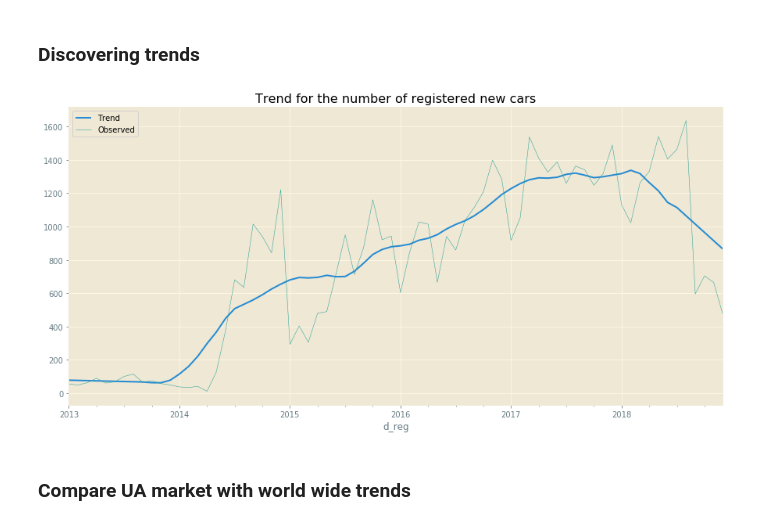
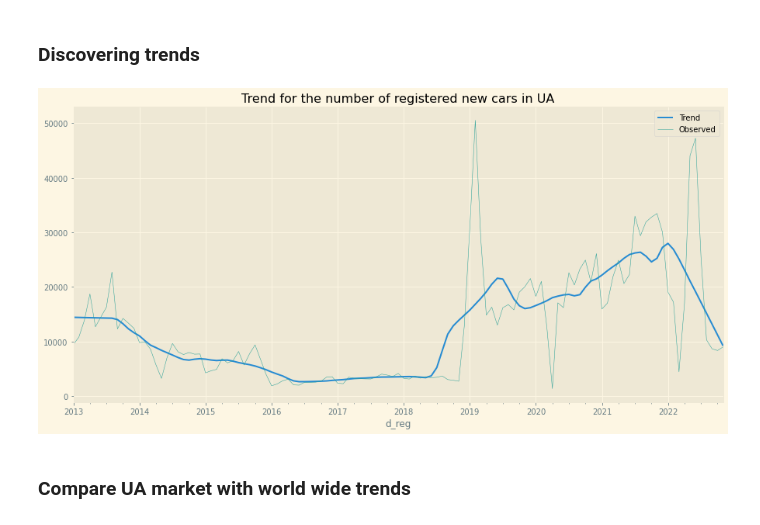
Before and after one commit to apavlenko69/UA_tz_trends, a Jupyter notebook: UA_Tranportni_zasoby.ipynb, the cells around one changed output. Drawn from its saved outputs; the diff is of its cells as text; code cells hidden in the pictures.

```diff
--- a/UA_Tranportni_zasoby.ipynb
+++ b/UA_Tranportni_zasoby.ipynb
@@ -21,7 +21,8 @@ Questions to answer with this data (for the specific kind of transport):
 # %%
 import pandas as pd
 import numpy as np
+import matplotlib.pyplot as plt
+plt.style.use('ggplot')
 
 from pprint import pprint
-
-%timeit
+from datetime import datetime
@@ -263,0 +273,4 @@ array(['540 - ЗНЯТТЯ З ОБЛIКУ У ЗВ`ЯЗКУ З ВИБРАКОВК
+# %%
+# Select codes for new vehicles registration
+new_vehicles_codes = [40, 71, 100, 70, 105, 30]
+[code_names[c] for c in new_vehicles_codes]
@@ -473,18 +489,23 @@ print(auto_brands)
 # %%
 moskals = [
-    'АЗЛК', 'АС', 'АСПЗ', 'АТ', 'БАЗ', 'ВАЗ', 'ВИС', 'ВС', 'ГАЗ',
+    'АВТОСНАБ', 'АВТОСПЕЦПРОМ', 'АГ',
+    'АЗЛК', 'АС', 'АСПЗ', 'АТ', 'БАЗ', 'ВАЗ', 'ВИС', 'ВС', 'ГАЗ', 'БЕЛАВА',
     'ГАЗ-ЧАЗ', 'ГАРЗ', 'ЕМ', 'ЕРАЗ', 'ЗИЛ', 'ЗИМ', 'ЗИС', 'ИЖ', 'КАВЗ', 'КАМА',
     'КНОТТ', 'КРИПТОН-М', 'КТП', 'МАЗ', 'МЗМА', 'ОДАЗ', 'ОДИСЕЙ', 'ПГ', 'ПГМФ', 'ПР', 'ПСКОВ',
-    'РАФ', 'РОСАВТО'
+    'РАФ', 'РОСАВТО', 'УАЗ'
 ]
 
 respectful_brands = [
-    'MAZDA',
+    #'MAZDA',
     'RENAULT',
-    'NISSAN',
+    #'NISSAN',
     'VOLKSWAGEN',
     'TOYOTA',
-#    'SKODA',
+    'SKODA',
+    'FORD',
+    #'HYUNDAI',
+    #'HONDA',
+    'OPEL'
 ]
 
 df_brands = [df_all_new[df_all_new['Brand'] == brand] for brand in respectful_brands]
@@ -512,26 +533,28 @@ plt.show()
 # %%
 import statsmodels.api as sm
 # %%
-brs = ['RENAULT']
-df_brand_all = df[(df['Oper_code'] == 100) & (df['Brand'].isin(brs))][:'2018']
+df_ua_brands = df[(df['Oper_code'].isin(new_vehicles_codes))
+                  & (df['Brand'].isin(respectful_brands)
+                     & (df['Kind'] == 'ЛЕГКОВИЙ'))][:'2022']
 
-decomposed = sm.tsa.seasonal_decompose(df_brand_all.resample('M').Person.count(),
+decomposed = sm.tsa.seasonal_decompose(df_ua_brands.resample('M').Person.count(),
                                        extrapolate_trend=1,
-                                       freq=12)
+                                       #freq=12
+                                      )
 
 # Create plot
 fig2 = plt.figure(figsize=(15,7))
 
 # Plot and customize
 ax2 = decomposed.trend.plot(label='Trend', linewidth=2)
 ax2 = decomposed.observed.plot(label='Observed', linewidth=0.5)
 
-ax2.set(title='Trend for the number of registered new cars')
+ax2.set(title='Trend for the number of registered new cars in UA')
 ax2.legend()
 
 plt.show()
 # %% [output]
-[figure, old version]
+[figure, new version]
 # %% [markdown]
 ### Compare UA market with world wide trends
 # %% [markdown]
```
Also changed, not shown: parts of 54 cells of this notebook.
